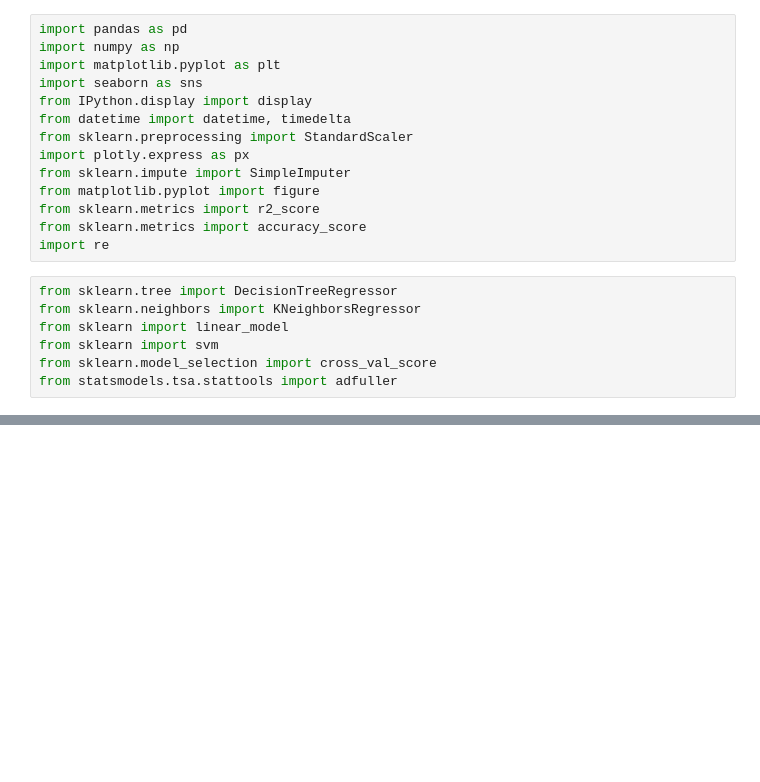
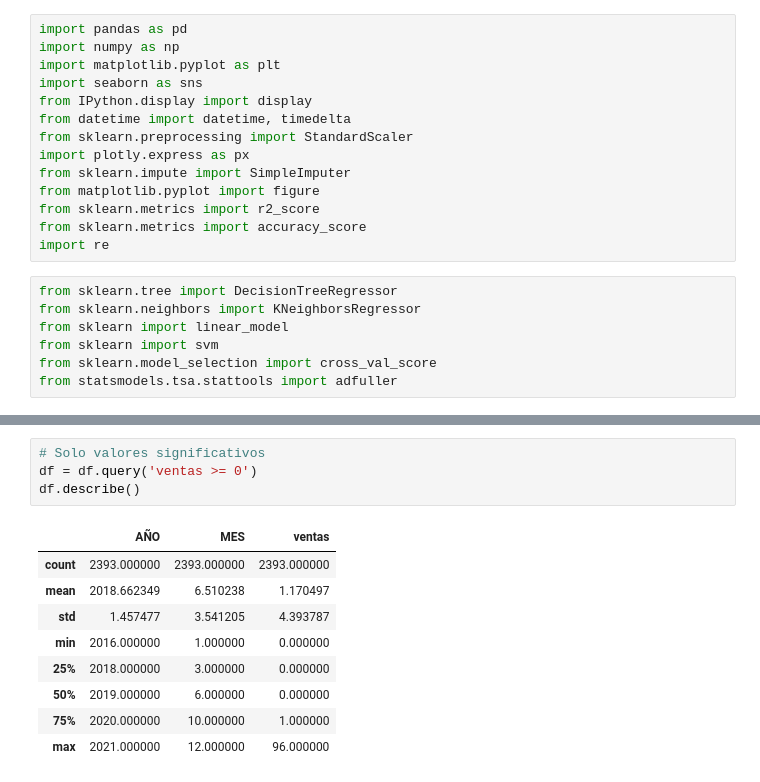
Before and after one commit to DavidCastilloAlvarado/timeseries_optimization, a Jupyter notebook: models/ARIMA/arima.ipynb, the cells around one changed output, grey strips where cells are left out. Saved outputs shown, nothing was run; the diff lists cells and outputs as text; blank space fills up the shorter version.

```diff
--- a/models/ARIMA/arima.ipynb
+++ b/models/ARIMA/arima.ipynb
@@ -37,0 +96,14 @@ from helpers.general import print_forecasting_results
+# %%
+# Solo valores significativos
+df = df.query('ventas >= 0')
+df.describe()
+# %% [output]
+|  | AÑO | MES | ventas |
+| count | 2393.000000 | 2393.000000 | 2393.000000 |
+| mean | 2018.662349 | 6.510238 | 1.170497 |
+| std | 1.457477 | 3.541205 | 4.393787 |
+| min | 2016.000000 | 1.000000 | 0.000000 |
+| 25% | 2018.000000 | 3.000000 | 0.000000 |
+| 50% | 2019.000000 | 6.000000 | 0.000000 |
+| 75% | 2020.000000 | 10.000000 | 1.000000 |
+| max | 2021.000000 | 12.000000 | 96.000000 |
```
Also changed, not shown: parts of 28 cells of this notebook, 3 other files.
